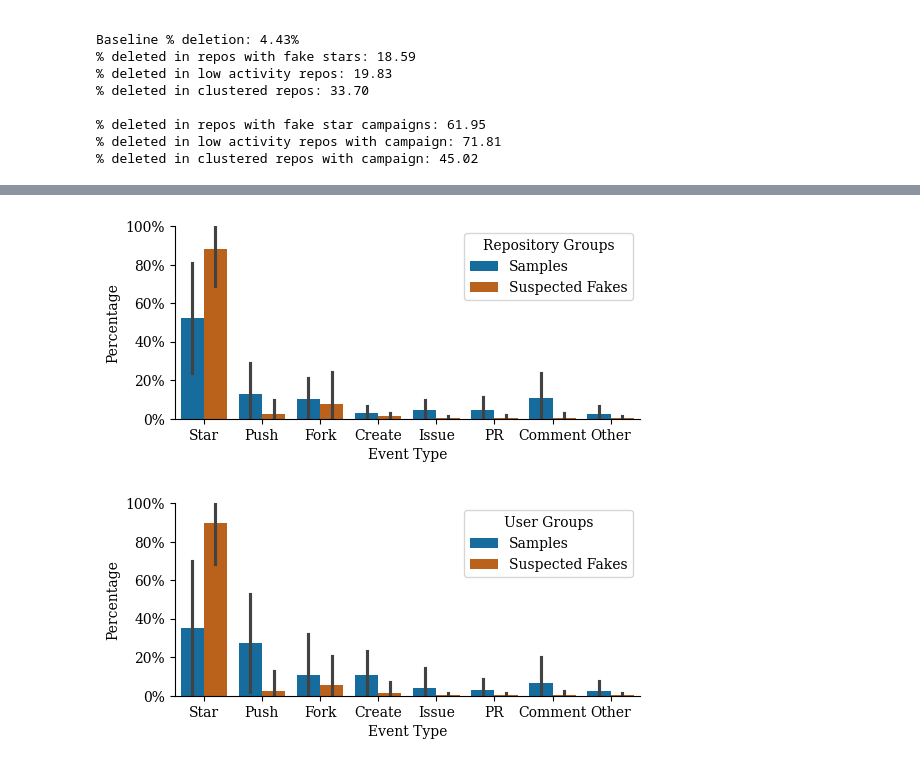
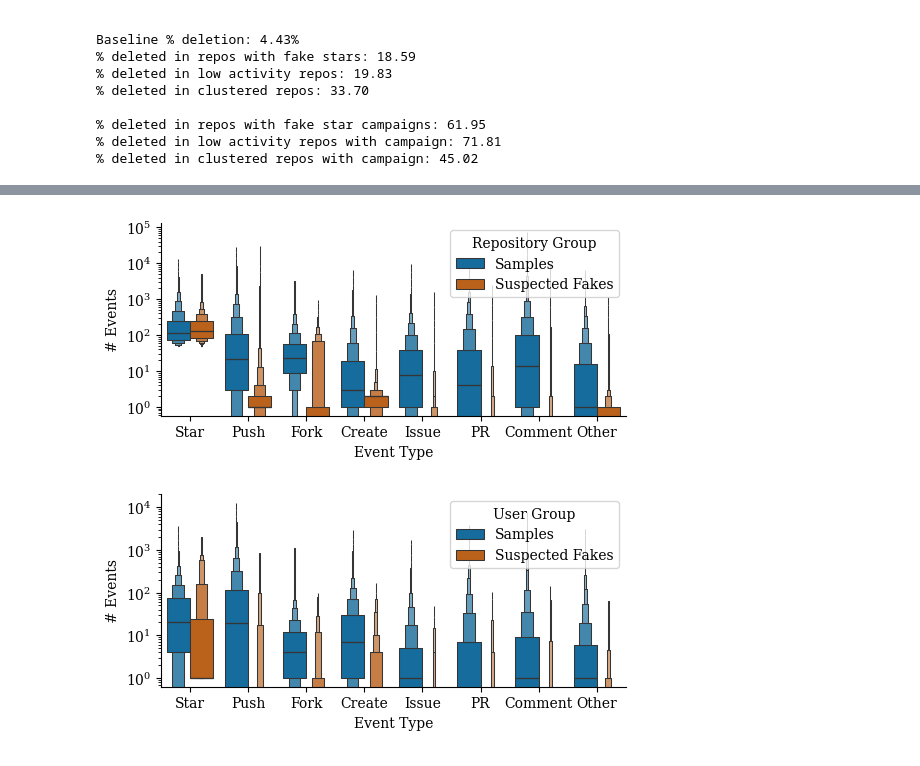
Before and after one commit to hehao98/StarScout, a Jupyter notebook: evaluation.ipynb, the cells around one changed output, grey strips where cells are left out. Saved outputs shown, nothing was run; the diff lists cells and outputs as text; code cells hidden in the pictures.

```diff
--- a/evaluation.ipynb
+++ b/evaluation.ipynb
@@ -23,12 +23,18 @@ repo_events = data.get_events_with_samples("repo")
 actor_events = data.get_events_with_samples("actor")
 repo_events.event = repo_events.event.apply(plot.shorten_gharchive_event)
 actor_events.event = actor_events.event.apply(plot.shorten_gharchive_event)
-repo_events = (
+repo_event_percentages = (
     repo_events.groupby(["repo", "event", "group"])["percentage"].sum().reset_index()
 )
-actor_events = (
+actor_event_percentages = (
     actor_events.groupby(["actor", "event", "group"])["percentage"].sum().reset_index()
 )
+repo_event_counts = (
+    repo_events.groupby(["repo", "event", "group"])["count"].sum().reset_index()
+)
+actor_event_counts = (
+    actor_events.groupby(["actor", "event", "group"])["count"].sum().reset_index()
+)
 # %%
 # bean counting
 print("# repos with suspected fake stars:", len(repos))
@@ -167,57 +201,59 @@ Baseline % deletion: 4.43%
 # %%
 fig, ax = plt.subplots(figsize=(W, H))
-sns.barplot(
+sns.boxenplot(
     x="event",
-    y="percentage",
-    data=repo_events[
-        repo_events.repo.isin(repos_with_campaign) | (repo_events.group == "Samples")
+    y="count",
+    data=repo_event_counts[
+        repo_event_counts.repo.isin(repos_with_campaign) | (repo_event_counts.group == "Samples")
     ],
     hue="group",
     hue_order=["Samples", "Suspected Fakes"],
     order=plot.EVENT_ORDER,
     palette=["C0", "C2"],
-    errorbar="sd",
+    #errorbar="sd",
+    showfliers=False,
     ax=ax,
 )
-ax.set_ylabel("Percentage")
+ax.set_ylabel("# Events")
 ax.set_xlabel("Event Type")
-ax.legend(title="Repository Groups")
-ax.set_ylim(0, 1)
-ax.set_yticks([0, 0.2, 0.4, 0.6, 0.8, 1])
-ax.set_yticklabels(["0%", "20%", "40%", "60%", "80%", "100%"])
+ax.legend(title="Repository Group")
+#ax.set_ylim(0, 500)
+ax.set_yscale("log")
+# ax.set_yticks([0, 0.2, 0.4, 0.6, 0.8, 1])
+# ax.set_yticklabels(["0%", "20%", "40%", "60%", "80%", "100%"])
 ax.spines["top"].set_visible(False)
 ax.spines["right"].set_visible(False)
 # fig.autofmt_xdate()
 fig.savefig("plots/repo-events.pdf", bbox_inches="tight", dpi=300)
 # %% [output]
-[figure, old version]
+[figure, new version]
 # %%
 fig, ax = plt.subplots(figsize=(W, H))
-sns.barplot(
+sns.boxenplot(
     x="event",
-    y="percentage",
-    data=actor_events[
-        actor_events.actor.isin(
+    y="count",
+    data=actor_event_counts[
+        actor_event_counts.actor.isin(
             clustered_actors_in_campaign | low_activity_actors_in_campaign
         )
-        | (actor_events.group == "Samples")
+        | (actor_event_counts.group == "Samples")
     ],
     hue="group",
     order=plot.EVENT_ORDER,
     hue_order=["Samples", "Suspected Fakes"],
     palette=["C0", "C2"],
-    errorbar="sd",
+    # errorbar="sd",
+    showfliers=False,
     ax=ax,
 )
-ax.set_ylabel("Percentage")
+ax.set_ylabel("# Events")
 ax.set_xlabel("Event Type")
-ax.legend(title="User Groups")
-ax.set_ylim(0, 1)
-ax.set_yticks([0, 0.2, 0.4, 0.6, 0.8, 1])
-ax.set_yticklabels(["0%", "20%", "40%", "60%", "80%", "100%"])
+ax.legend(title="User Group")
+ax.set_yscale("log")
+#ax.set_ylim(0, 300)
 ax.spines["top"].set_visible(False)
 ax.spines["right"].set_visible(False)
 # fig.autofmt_xdate()
 fig.savefig("plots/actor-events.pdf", bbox_inches="tight", dpi=300)
 # %% [output]
-[figure, old version]
+[figure, new version]
```
Also changed, not shown: parts of 7 cells of this notebook, 3 other files.
